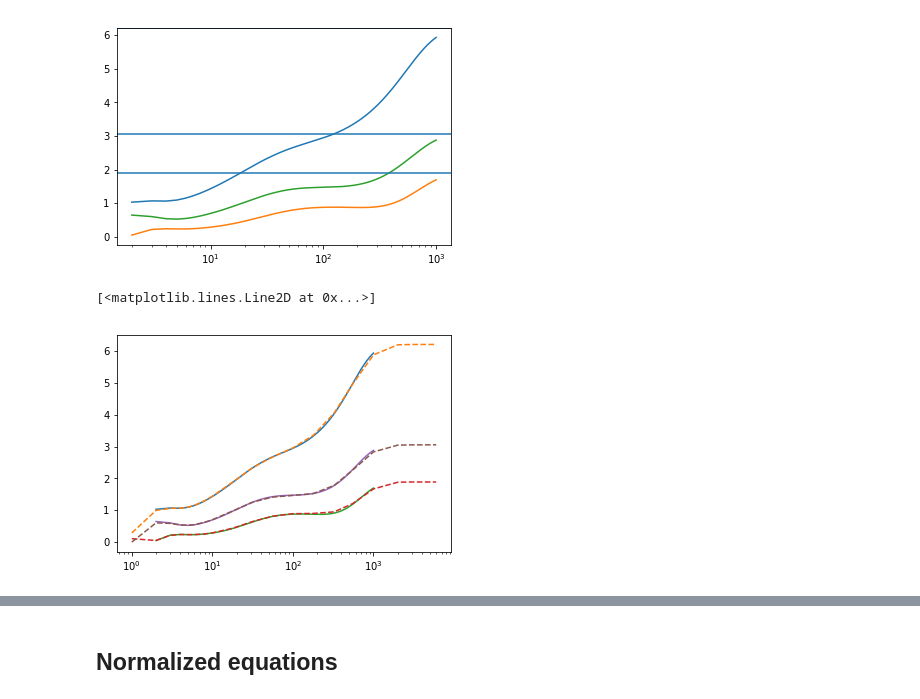
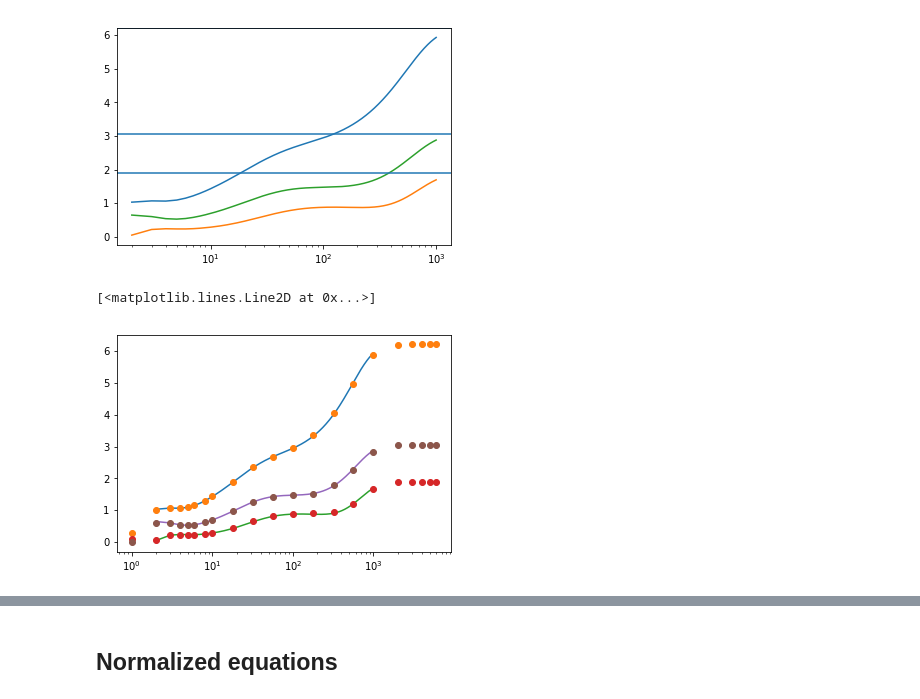
Before and after one commit to skachuck/giapy, a Jupyter notebook: nbs/Farrel1972.ipynb, the cells around one changed output, grey strips where cells are left out. Drawn from its saved outputs; the diff is of its cells as text; code cells hidden in the pictures.

```diff
--- a/nbs/Farrel1972.ipynb
+++ b/nbs/Farrel1972.ipynb
@@ -596,7 +571,7 @@ zarray = (np.log10(np.linspace(1., 10**N, Nz))*(1-prem.rCore)/N + prem.rCore)*pr
 #zarray = np.union1d(zarray, prem.z*prem.norms['r'])
 difeqElas.updateProps(n=n, z=zarray)
 yE3 = solvde(500, 1e-14, slowc, scalvElas, indexv, 3,
-                            yE2.y, difeqElas, True)
+                            yE2.y.copy(), difeqElas, True)
 hlk.append(yE3.y[[0,1,4], -1])
 # %% [output]
 Iter.
@@ -740,14 +719,14 @@ for y in hlk_inf:
 pan = np.loadtxt('../../pan2015_model2_hlk.csv', skiprows=2).T
 # %%
 plt.semilogx(ns, -hlk_norm[0])
-plt.semilogx(pan[0], pan[1], '--')
+plt.semilogx(pan[0], pan[1], 'o')
 plt.semilogx(ns, ns*hlk_norm[1])
-plt.semilogx(pan[0], pan[2], '--')
+plt.semilogx(pan[0], pan[2], 'o')
 plt.semilogx(ns, -ns*hlk_norm[2])
-plt.semilogx(pan[0], pan[3], '--')
+plt.semilogx(pan[0], pan[3], 'o')
 # %% [output]
 [<matplotlib.lines.Line2D at 0x...>]
-[figure, old version]
+[figure, new version]
 # %%
 import cPickle as pickle
 pickle.dump(lhk_norm, open('../prem_lovenumbers.p', 'w'))
```
Also changed, not shown: parts of 108 cells of this notebook, 1 other file.
